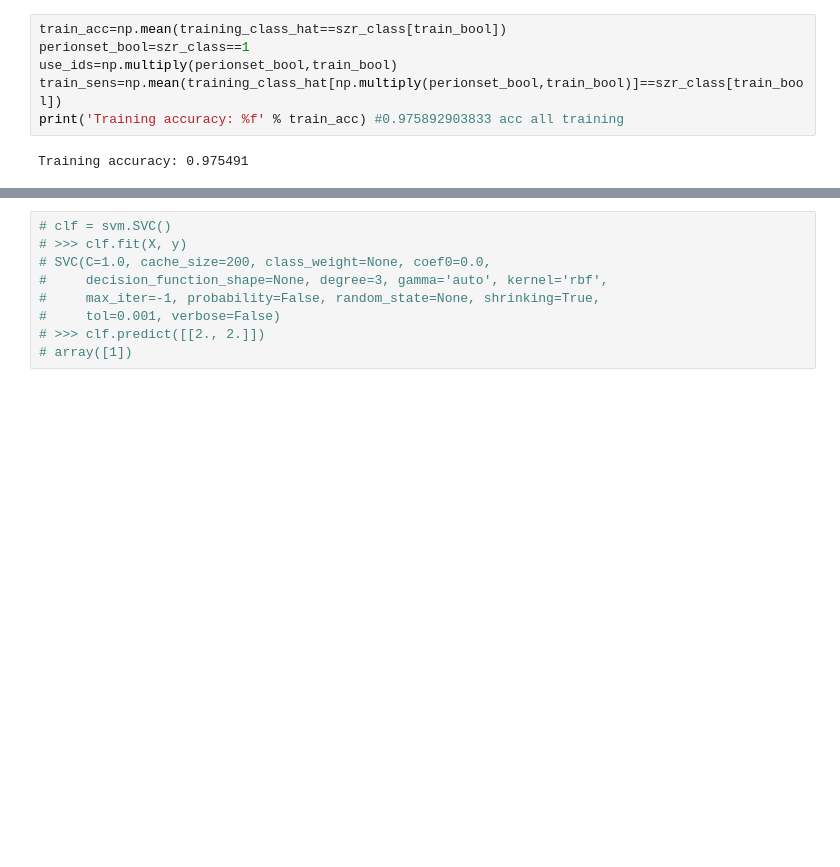
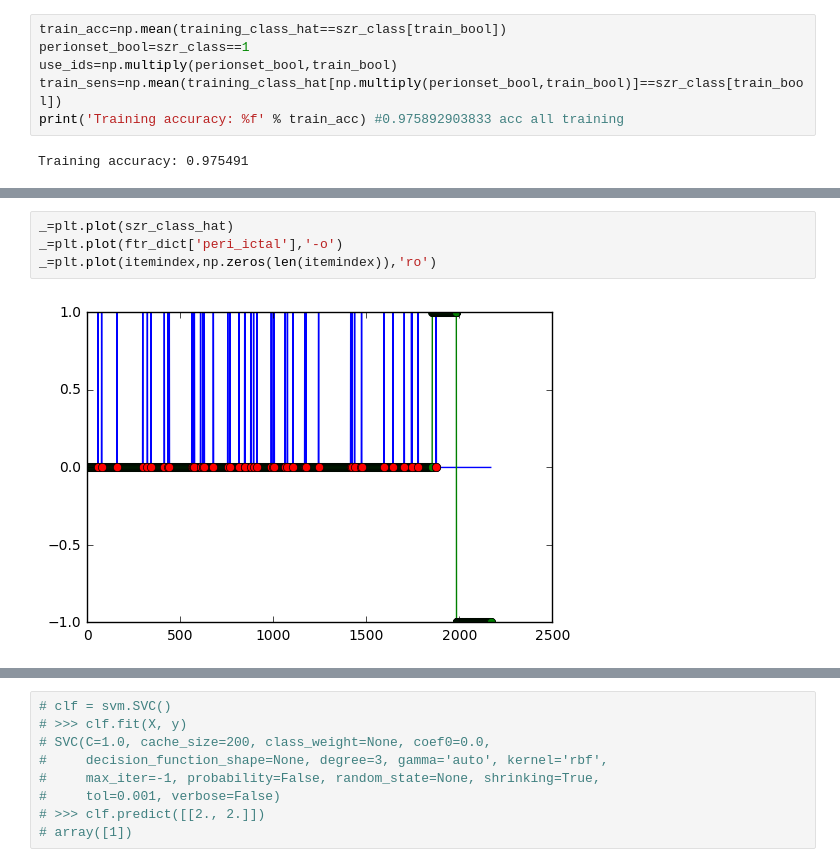
Before and after one commit to dmgroppe/SZR_ANT, a Jupyter notebook: SBOX/train_classifier.ipynb, the cells around one changed output, grey strips where cells are left out. Saved outputs shown, nothing was run; the diff lists cells and outputs as text; blank space fills up the shorter version.

```diff
--- a/SBOX/train_classifier.ipynb
+++ b/SBOX/train_classifier.ipynb
@@ -158,0 +313,6 @@ Training accuracy: 0.975491
+# %%
+_=plt.plot(szr_class_hat)
+_=plt.plot(ftr_dict['peri_ictal'],'-o')
+_=plt.plot(itemindex,np.zeros(len(itemindex)),'ro')
+# %% [output]
+[figure, added]
```
Also changed, not shown: parts of 25 cells of this notebook, 3 other files.
